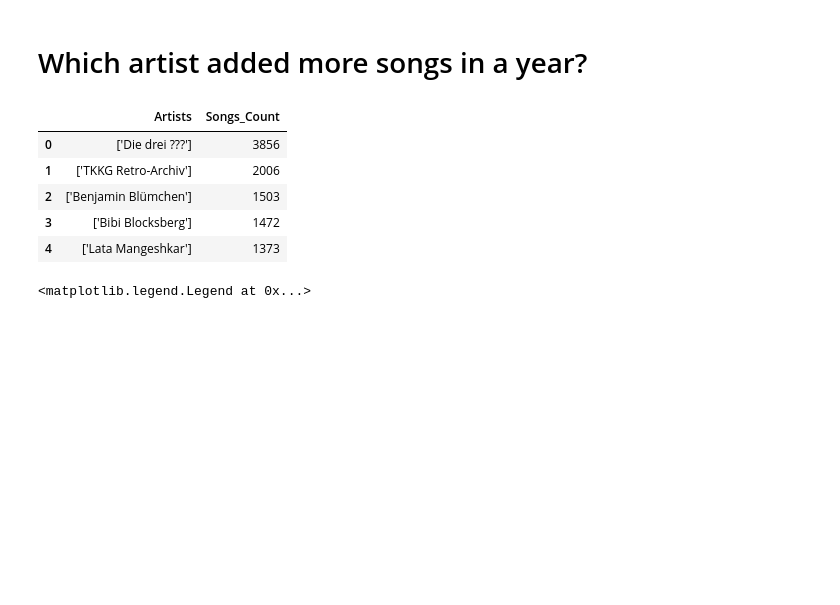
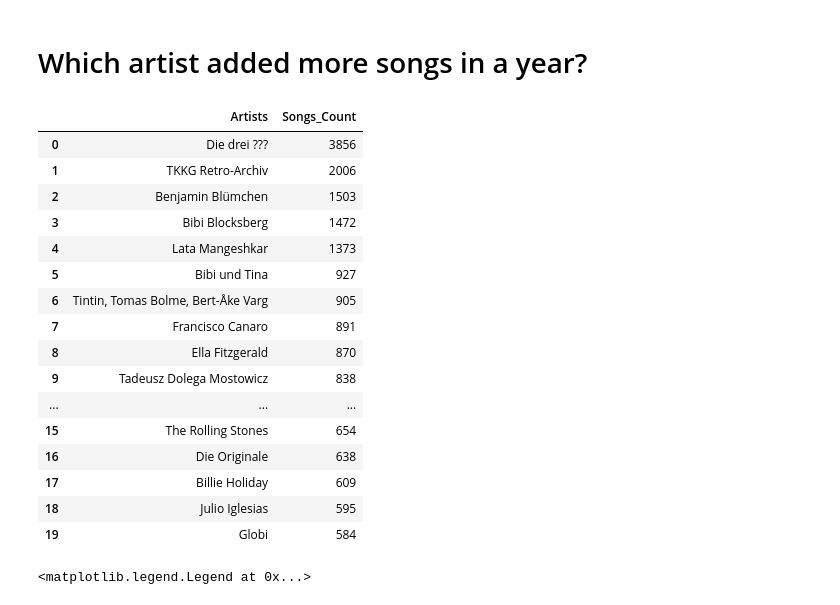
Before and after one commit to ghPRao/spotify_recommender, a Jupyter notebook: notebooks/spotify_eda.ipynb, the cells around one changed output. Saved outputs shown, nothing was run; the diff lists cells and outputs as text; code cells hidden in the pictures; blank space fills up the shorter version.

Commit message:
Data Visualization

```diff
--- a/notebooks/spotify_eda.ipynb
+++ b/notebooks/spotify_eda.ipynb
@@ -277,16 +286,27 @@ df_tracks[df_tracks['artists'] == "Bealles"]
 # %% [markdown]
 # Which artist added more songs in a year?
 # %%
-artists_songs = pd.DataFrame(df_tracks['artists'].value_counts().head()).reset_index()
+artists_songs = pd.DataFrame(df_tracks['artists'].value_counts().head(20)).reset_index()
 artists_songs.columns=['Artists','Songs_Count']
 artists_songs
 # %% [output]
 |  | Artists | Songs_Count |
-| 0 | ['Die drei ???'] | 3856 |
-| 1 | ['TKKG Retro-Archiv'] | 2006 |
-| 2 | ['Benjamin Blümchen'] | 1503 |
-| 3 | ['Bibi Blocksberg'] | 1472 |
-| 4 | ['Lata Mangeshkar'] | 1373 |
+| 0 | Die drei ??? | 3856 |
+| 1 | TKKG Retro-Archiv | 2006 |
+| 2 | Benjamin Blümchen | 1503 |
+| 3 | Bibi Blocksberg | 1472 |
+| 4 | Lata Mangeshkar | 1373 |
+| 5 | Bibi und Tina | 927 |
+| 6 | Tintin, Tomas Bolme, Bert-Åke Varg | 905 |
+| 7 | Francisco Canaro | 891 |
+| 8 | Ella Fitzgerald | 870 |
+| 9 | Tadeusz Dolega Mostowicz | 838 |
+| ... | ... | ... |
+| 15 | The Rolling Stones | 654 |
+| 16 | Die Originale | 638 |
+| 17 | Billie Holiday | 609 |
+| 18 | Julio Iglesias | 595 |
+| 19 | Globi | 584 |
 # %%
 year_avg = df_tracks[["acousticness","danceability","energy", "instrumentalness",
                "liveness","tempo", "valence", "loudness", "speechiness", "year"]].\
```
Also changed, not shown: parts of 24 cells of this notebook.
